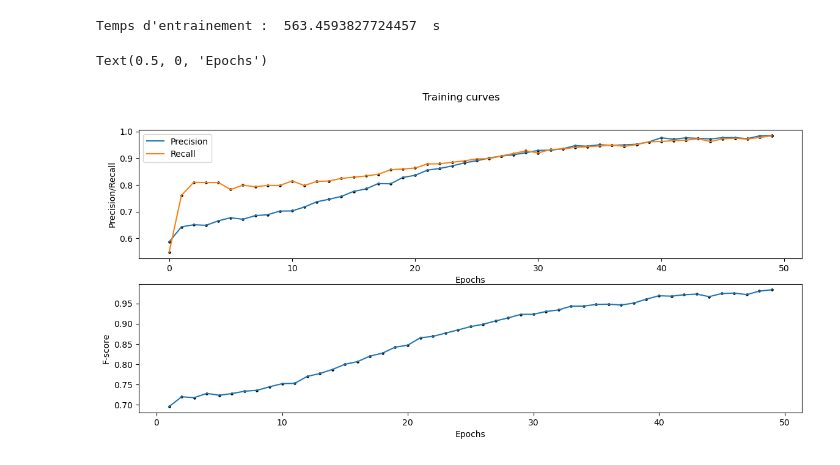
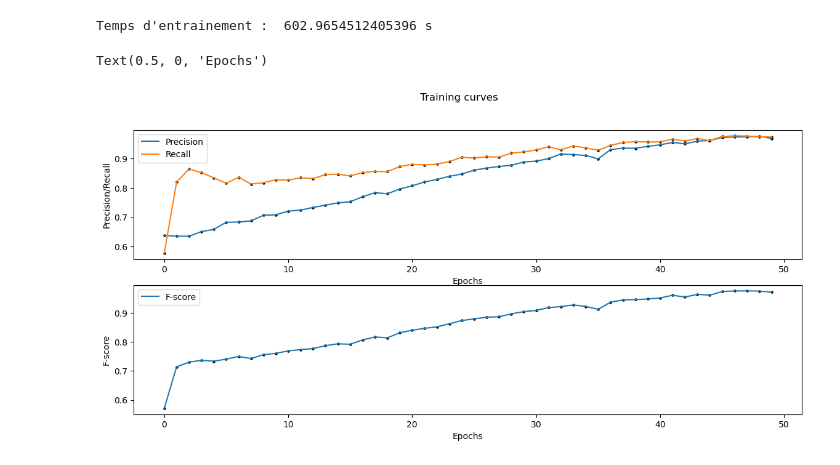
Before and after one commit to hugokerino/Stage_R-V, a Jupyter notebook: Notebook_CNN.ipynb, the cells around one changed output. Cells and saved outputs as stored; diff of their text form; code cells hidden in the pictures.

```diff
--- a/Notebook_CNN.ipynb
+++ b/Notebook_CNN.ipynb
@@ -453,5 +45,5 @@ def create_set1(nbr_periodogramme, pourcentage_positive,t, dt, Ttot, freq):
 # %%
-#Create data for training the neural network
-nbr_periodogramme_train = 13700
-pourcentage_positive = 0.4
-X_LS, X_max_values, Y = create_set1(nbr_periodogramme_train,pourcentage_positive,t, dt, Ttot, freq)
+#Load dataset 1 for the neural network
+X_LS = np.load('./data/set1/X_LS.npy', allow_pickle=True)
+X_max_values = np.load('./data/set1/X_max_values.npy', allow_pickle=True)
+Y = np.load('./data/set1/Y.npy', allow_pickle=True)
@@ -539,18 +114,19 @@ Label test size :  (3700, 1)
 
 #periodogramme as input to a CNN
 inputs1 = tf.keras.Input(shape=(990,1))
-x1 = layers.Conv1D(filters = 32, kernel_size = 2, strides = 1,
+x1 = layers.Conv1D(filters = 32, kernel_size = 2, strides = 1, padding = 'same',
                    activation='relu', use_bias = True,input_shape= (990,))(inputs1)
 x1 = layers.MaxPooling1D(pool_size=2)(x1)
-x1 = layers.Conv1D(32,6, activation='relu')(x1)
+x1 = layers.Conv1D(32,6,padding = 'same', activation='relu')(x1)
 x1 = layers.MaxPooling1D(pool_size=2)(x1)
-x1 = layers.Conv1D(32,8, activation='relu')(x1)
+x1 = layers.Conv1D(32,8,padding = 'same', activation='relu')(x1)
 x1 = layers.MaxPooling1D(pool_size=2)(x1)
 outputs1 = layers.Flatten()(x1)
 
 #max_values as input to a dense layers
-inputs2 = tf.keras.Input(shape=(2,))
-outputs2 = layers.Dense(2, activation = 'relu')(inputs2)
+inputs2 = tf.keras.Input(shape=(2,1))
+x2 = layers.Dense(2, activation = 'relu')(inputs2)
+outputs2 =  layers.Flatten()(x2)
 
 #output of the two network concatenate for input as a dense final network
 x = layers.concatenate([outputs1, outputs2])
@@ -582,7 +158,7 @@ Trainable params: 136,519
 Non-trainable params: 0
 __________________________________________________________________________________________________
 # %%
-#Create metrics
+#Create metrics for trainning
 from tensorflow.keras import backend as K
 
 def precision_m(y_true, y_pred):
@@ -598,16 +174,15 @@ def recall_m(y_true, y_pred):
 def f_score(y_true, y_pred):
     P = precision_m(y_true, y_pred)
     R = recall_m(y_true, y_pred)
-    return (2*P*R) / (P+R)
+    return (2*P*R) / (P+R+K.epsilon())
 # %%
 #Train the network
-
 early_stopping = tf.keras.callbacks.EarlyStopping(monitor = 'f_score', patience = 3, mode = "max",
                                                   restore_best_weights = True, start_from_epoch = 5)
 
 model.compile( loss = tf.keras.losses.BinaryCrossentropy(from_logits= False),
               optimizer = tf.keras.optimizers.Adam(learning_rate = 1e-3),
-              metrics =['accuracy',precision_m, recall_m, f_score])
+              metrics =[tf.keras.metrics.BinaryAccuracy(),precision_m, recall_m, f_score])
 
 start = time.time()
 history = model.fit(x = [X_train1, X_train2], y = Y_train, batch_size = 128, epochs = 50,
@@ -634,29 +209,29 @@ Epoch 50/50
 # %%
-print("Temps d'entrainement : ", time_train, " s")
+print("Temps d'entrainement : ", time_train, "s")
 
-x = np.arange(50)
+x = np.arange(len(history.history['loss']))
 
 plt.figure(figsize=(14,6))
 plt.suptitle(" Training curves")
 plt.subplot(211)
 plt.scatter(x,history.history['precision_m'], s=5, c='k')
 plt.plot(history.history['precision_m'],label='Precision'), plt.legend()
 
 plt.scatter(x,history.history['recall_m'], s=5, c='k')
 plt.plot(history.history['recall_m'], label='Recall'), plt.legend()
 
 plt.ylabel("Precision/Recall")
 plt.xlabel("Epochs")
 
 plt.subplot(212)
 plt.scatter(x,history.history['f_score'], s=5, c='k')
-plt.plot(history.history['f_score'])
+plt.plot(history.history['f_score'], label='F-score'), plt.legend()
 plt.ylabel("F-score")
 plt.xlabel("Epochs")
 # %% [output]
-Temps d'entrainement :  563.4593827724457  s
+Temps d'entrainement :  602.9654512405396 s
 Text(0.5, 0, 'Epochs')
-[figure, old version]
+[figure, new version]
 # %%
 #validation
 score = model.evaluate( x =[X_test1, X_test2], y =Y_test)
```
Also changed, not shown: parts of 18 cells of this notebook, 6 other files.
